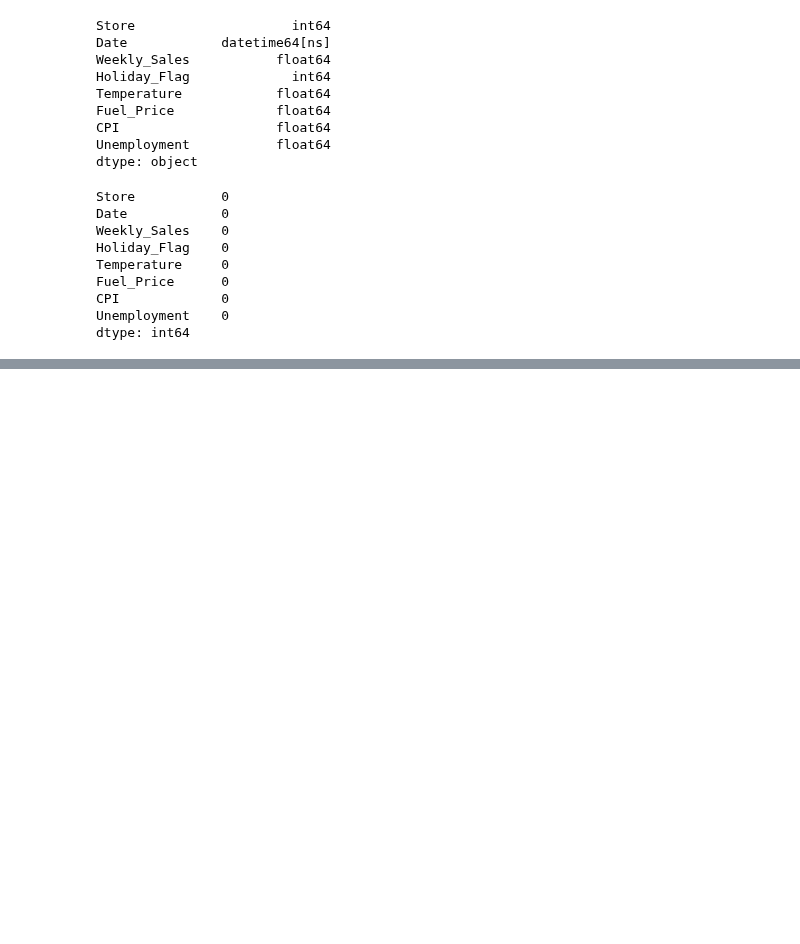
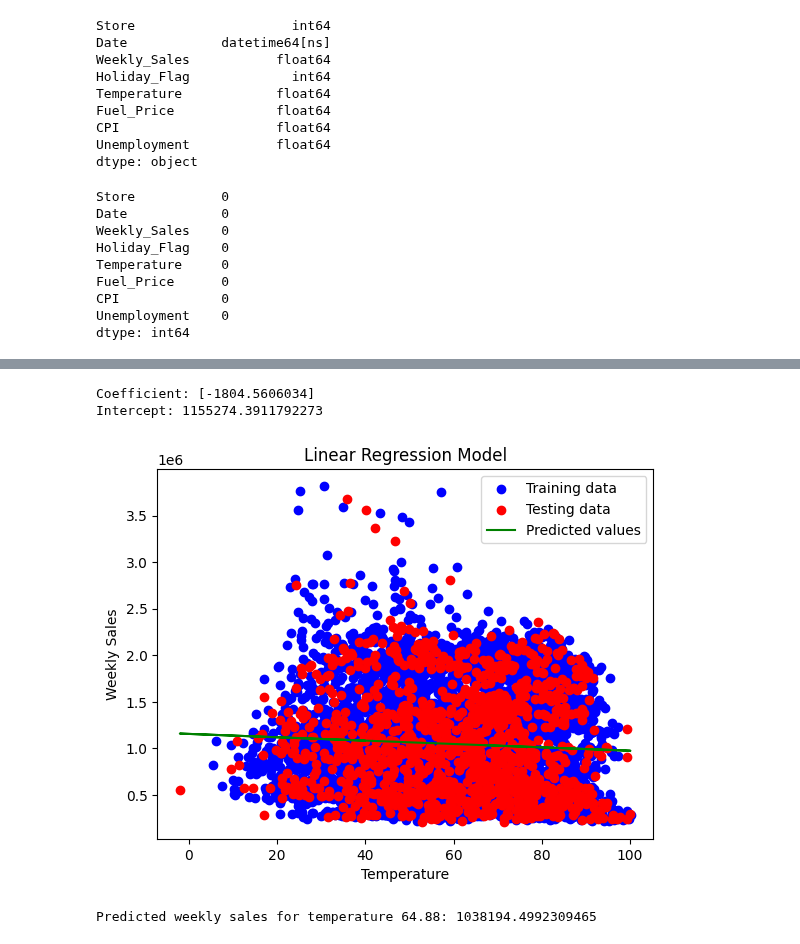
Before and after one commit to silas-ph/Project-2, a Jupyter notebook: Raisha's Folder/Test.ipynb, the cells around one changed output, grey strips where cells are left out. Drawn from its saved outputs; the diff is of its cells as text; code cells hidden in the pictures; blank space fills up the shorter version.

Commit message:
Eda and linear regression model predictions

```diff
--- a/Raisha's Folder/Test.ipynb
+++ b/Raisha's Folder/Test.ipynb
@@ -119,0 +159,40 @@ plt.show()
+# %%
+# assume df is your DataFrame
+X = df[['Temperature']]  # independent variable
+y = df['Weekly_Sales']  # dependent variable
+
+# Split data into training and testing sets
+X_train, X_test, y_train, y_test = train_test_split(X, y, test_size=0.2, random_state=0)
+
+# Create a linear regression model
+regressor = LinearRegression()
+
+# Train the model using the training sets
+regressor.fit(X_train, y_train)
+
+# Make predictions using the testing set
+y_pred_test = regressor.predict(X_test)
+
+# Print the coefficients and intercept
+print(f'Coefficient: {regressor.coef_}')
+print(f'Intercept: {regressor.intercept_}')
+
+# Plot the training and test results
+plt.scatter(X_train, y_train, color='blue', label='Training data')
+plt.scatter(X_test, y_test, color='red', label='Testing data')
+plt.plot(X_test, y_pred_test, color='green', label='Predicted values')
+plt.xlabel('Temperature')
+plt.ylabel('Weekly Sales')
+plt.title('Linear Regression Model')
+plt.legend()
+plt.show()
+# %% [output]
+Coefficient: [-1804.5606034]
+Intercept: 1155274.3911792273
+[figure, added]
+# %%
+temperature = 64.88
+weekly_sales_prediction = regressor.predict([[temperature]])
+print(f'Predicted weekly sales for temperature {temperature}: {weekly_sales_prediction[0]}')
+# %% [output]
+Predicted weekly sales for temperature 64.88: 1038194.4992309465
```
Also changed, not shown: parts of 13 cells of this notebook.
